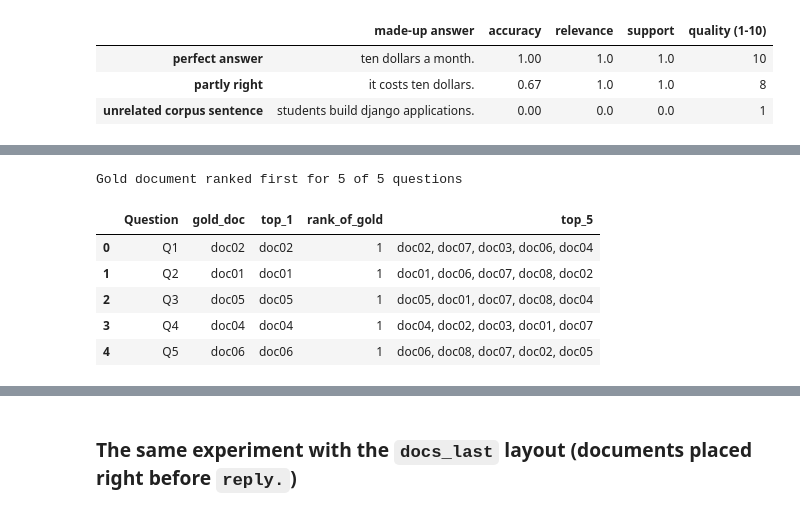
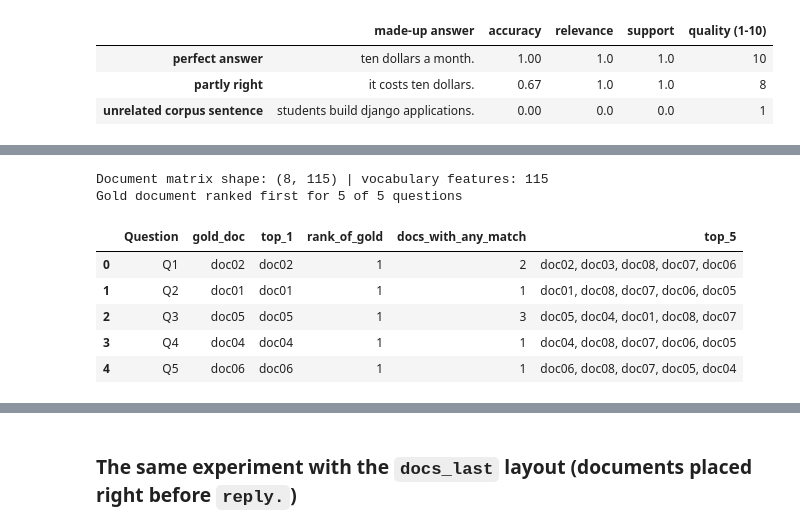
Before and after one commit to SurutheJ/2_Unleased, a Jupyter notebook: llm-test/a7-rag/a7_rag_with_slm.ipynb, the cells around one changed output, grey strips where cells are left out. Cells and saved outputs as stored; diff of their text form; code cells hidden in the pictures.

Commit message:
RAG with SLM: use the Week 6 class retrieval pipeline (word TF-IDF, cosine, min_score)

```diff
--- a/llm-test/a7-rag/a7_rag_with_slm.ipynb
+++ b/llm-test/a7-rag/a7_rag_with_slm.ipynb
@@ -374,33 +374,41 @@ We also record the **window the SLM really sees** (the last 32 characters of the
 # %%
 from sklearn.feature_extraction.text import TfidfVectorizer
-from sklearn.metrics.pairwise import linear_kernel
+from sklearn.metrics.pairwise import cosine_similarity
 
-vectorizer = TfidfVectorizer(analyzer="char_wb", ngram_range=(3, 5))
-doc_matrix = vectorizer.fit_transform(KB.text)            # documents -> searchable vectors
+# --- Class pipeline (Week 6 RAG notebook, Cells 5A and 6A), reading our knowledge base ---
+documents = KB.rename(columns={"doc_id": "id", "topic": "title"}).to_dict("records")
+vectorizer = TfidfVectorizer(stop_words="english", ngram_range=(1, 2))
+document_matrix = vectorizer.fit_transform([d["title"] + " " + d["text"] for d in documents])   # documents -> searchable vectors
+print("Document matrix shape:", document_matrix.shape, "| vocabulary features:", len(vectorizer.vocabulary_))
 
-def retrieve(question, k):
-    sims = linear_kernel(vectorizer.transform([question]), doc_matrix).ravel()
-    order = np.argsort(-sims, kind="stable")[:k]           # best first
-    return [(KB.doc_id[i], KB.text[i], float(sims[i])) for i in order]
+def retrieve(query, top_k=2, min_score=0.01):
+    # Return top matching documents (best first) with cosine-similarity scores; same as the class function.
+    query_vector = vectorizer.transform([query])
+    scores = cosine_similarity(query_vector, document_matrix)[0]
+    indices = scores.argsort()[::-1][:top_k]
+    return [{**documents[i], "score": float(scores[i])} for i in indices if scores[i] >= min_score]
 
 # Retrieval quality by itself, before the SLM is involved
 chk = []
 for r in QUESTIONS.itertuples():
-    ranked = [d for d, _, _ in retrieve(r.question, len(KB))]
-    chk.append({"Question": r.qid, "gold_doc": r.gold_doc, "top_1": ranked[0], "rank_of_gold": ranked.index(r.gold_doc) + 1,
+    ranked = [d["id"] for d in retrieve(r.question, len(documents), min_score=0.0)]
+    chk.append({"Question": r.qid, "gold_doc": r.gold_doc, "top_1": ranked[0],
+                "rank_of_gold": ranked.index(r.gold_doc) + 1,
+                "docs_with_any_match": len(retrieve(r.question, len(documents))),
                 "top_5": ", ".join(ranked[:5])})
 retrieval_check = pd.DataFrame(chk)
 retrieval_check.to_csv("retrieval_check.csv", index=False)
 print("Gold document ranked first for", int((retrieval_check.rank_of_gold == 1).sum()), "of", len(retrieval_check), "questions")
 retrieval_check
 # %% [output]
+Document matrix shape: (8, 115) | vocabulary features: 115
 Gold document ranked first for 5 of 5 questions
-|  | Question | gold_doc | top_1 | rank_of_gold | top_5 |
-| 0 | Q1 | doc02 | doc02 | 1 | doc02, doc07, doc03, doc06, doc04 |
-| 1 | Q2 | doc01 | doc01 | 1 | doc01, doc06, doc07, doc08, doc02 |
-| 2 | Q3 | doc05 | doc05 | 1 | doc05, doc01, doc07, doc08, doc04 |
-| 3 | Q4 | doc04 | doc04 | 1 | doc04, doc02, doc03, doc01, doc07 |
-| 4 | Q5 | doc06 | doc06 | 1 | doc06, doc08, doc07, doc02, doc05 |
+|  | Question | gold_doc | top_1 | rank_of_gold | docs_with_any_match | top_5 |
+| 0 | Q1 | doc02 | doc02 | 1 | 2 | doc02, doc03, doc08, doc07, doc06 |
+| 1 | Q2 | doc01 | doc01 | 1 | 1 | doc01, doc08, doc07, doc06, doc05 |
+| 2 | Q3 | doc05 | doc05 | 1 | 3 | doc05, doc04, doc01, doc08, doc07 |
+| 3 | Q4 | doc04 | doc04 | 1 | 1 | doc04, doc08, doc07, doc06, doc05 |
+| 4 | Q5 | doc06 | doc06 | 1 | 1 | doc06, doc08, doc07, doc05, doc04 |
 # %%
 def assemble(segments):
     # Joins (kind, text) pieces into a prompt and remembers where each document sits.
```
Also changed, not shown: parts of 6 cells of this notebook, 3 other files.
